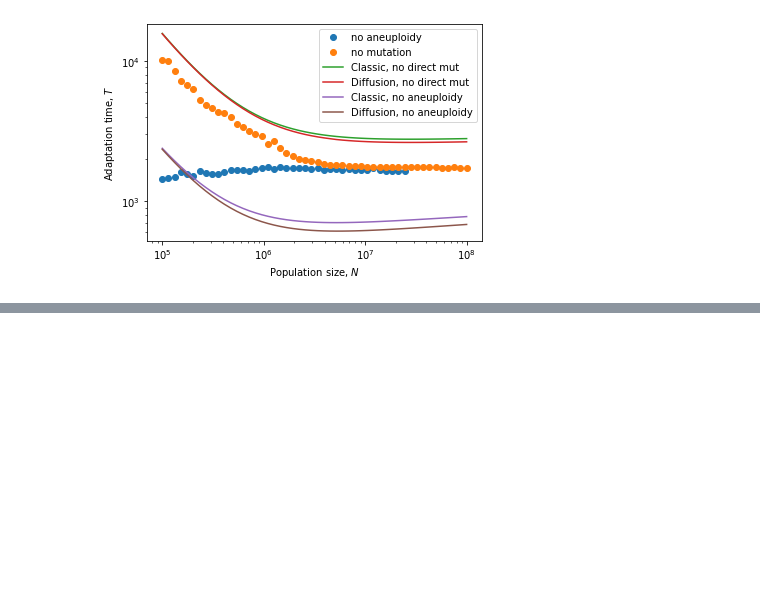
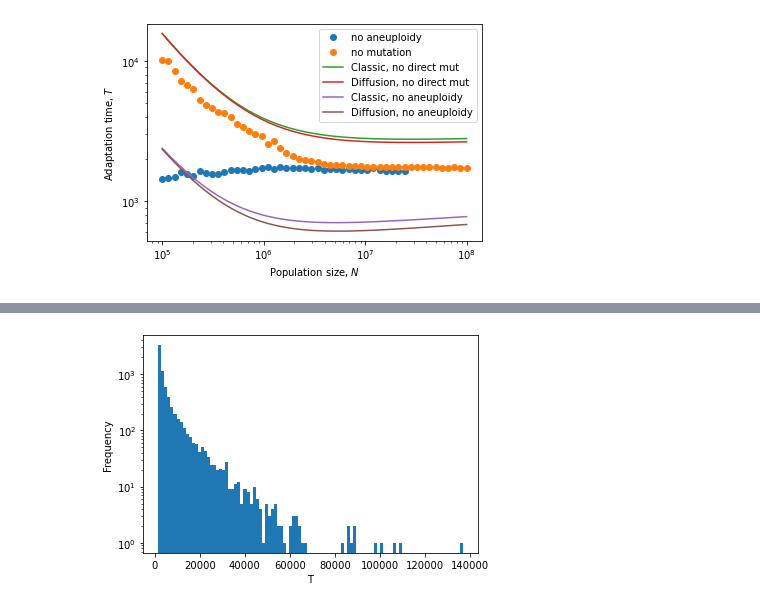
Before and after one commit to yoavram-lab/Heatrisomy, a Jupyter notebook: notebooks_mp/full_model.ipynb, the cells around one changed output, grey strips where cells are left out. Cells and saved outputs as stored; diff of their text form; code cells hidden in the pictures; blank space fills up the shorter version.

```diff
--- a/notebooks_mp/full_model.ipynb
+++ b/notebooks_mp/full_model.ipynb
@@ -473,0 +514,15 @@ plt.legend();
+# %%
+μm, msim_mu = np.load('msim_mu.npy',allow_pickle=True)
+μm = μm.astype('float64')
+
+dirmut=msim_mu[1]
+msim_mu=np.array([x for x in msim_mu[0]])
+# %%
+plt.hist((msim_mu.ravel()), 100);
+plt.xlabel('T')
+plt.ylabel('Frequency')
+#plt.xlim([1e6,5e6])
+#plt.xscale('log')
+plt.yscale('log');
+# %% [output]
+[figure, added]
```
Also changed, not shown: parts of 15 cells of this notebook, 6 other files.
